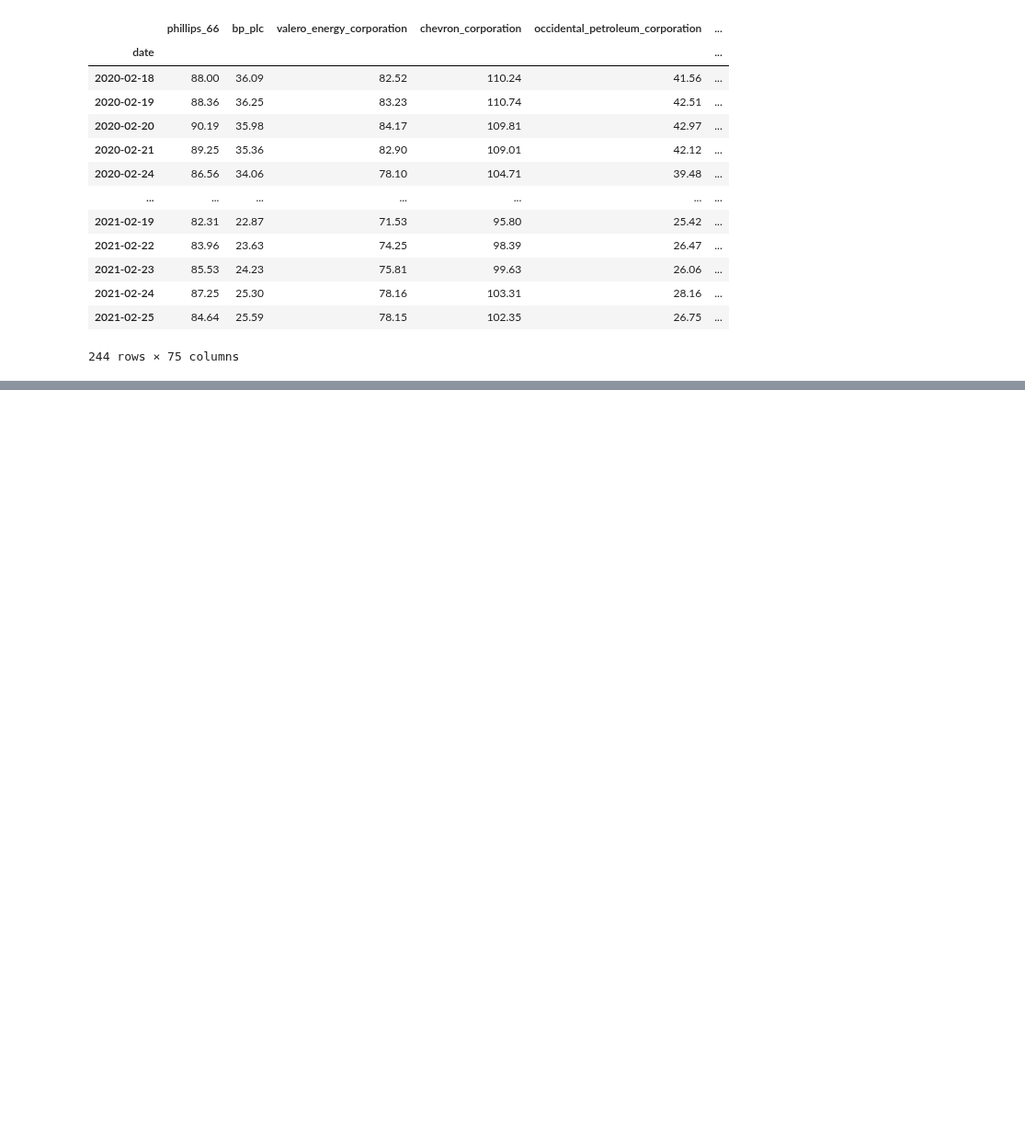
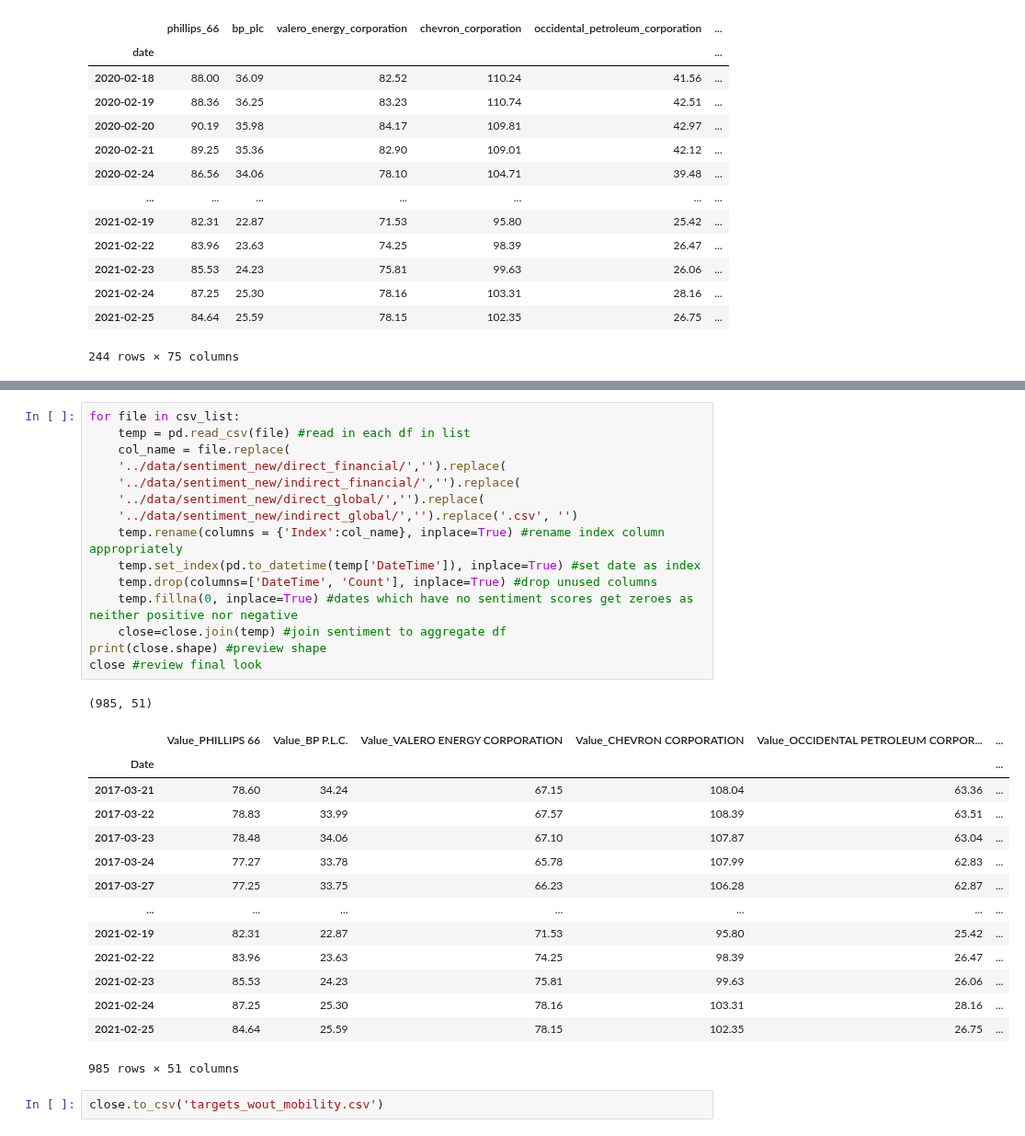
Before and after one commit to griffinwt/Hackathon_March2021, a Jupyter notebook: will_notebooks/final_join.ipynb, the cells around one changed output, grey strips where cells are left out. Shown at 92% size. Cells and saved outputs as stored; diff of their text form; blank space fills up the shorter version.

Commit message:
joined pricing without mobility

```diff
--- a/will_notebooks/final_join.ipynb
+++ b/will_notebooks/final_join.ipynb
@@ -233,0 +256,33 @@ new.to_csv('targets_')
+# %%
+for file in csv_list:
+    temp = pd.read_csv(file) #read in each df in list
+    col_name = file.replace(
+    '../data/sentiment_new/direct_financial/','').replace(
+    '../data/sentiment_new/indirect_financial/','').replace(
+    '../data/sentiment_new/direct_global/','').replace(
+    '../data/sentiment_new/indirect_global/','').replace('.csv', '')
+    temp.rename(columns = {'Index':col_name}, inplace=True) #rename index column appropriately
+    temp.set_index(pd.to_datetime(temp['DateTime']), inplace=True) #set date as index
+    temp.drop(columns=['DateTime', 'Count'], inplace=True) #drop unused columns
+    temp.fillna(0, inplace=True) #dates which have no sentiment scores get zeroes as neither positive nor negative
+    close=close.join(temp) #join sentiment to aggregate df
+print(close.shape) #preview shape
+close #review final look
+# %% [output]
+(985, 51)
+|  | Value_PHILLIPS 66 | Value_BP P.L.C. | Value_VALERO ENERGY CORPORATION | Value_CHEVRON CORPORATION | Value_OCCIDENTAL PETROLEUM CORPOR... | ... |
+| Date |  |  |  |  |  | ... |
+| 2017-03-21 | 78.60 | 34.24 | 67.15 | 108.04 | 63.36 | ... |
+| 2017-03-22 | 78.83 | 33.99 | 67.57 | 108.39 | 63.51 | ... |
+| 2017-03-23 | 78.48 | 34.06 | 67.10 | 107.87 | 63.04 | ... |
+| 2017-03-24 | 77.27 | 33.78 | 65.78 | 107.99 | 62.83 | ... |
+| 2017-03-27 | 77.25 | 33.75 | 66.23 | 106.28 | 62.87 | ... |
+| ... | ... | ... | ... | ... | ... | ... |
+| 2021-02-19 | 82.31 | 22.87 | 71.53 | 95.80 | 25.42 | ... |
+| 2021-02-22 | 83.96 | 23.63 | 74.25 | 98.39 | 26.47 | ... |
+| 2021-02-23 | 85.53 | 24.23 | 75.81 | 99.63 | 26.06 | ... |
+| 2021-02-24 | 87.25 | 25.30 | 78.16 | 103.31 | 28.16 | ... |
+| 2021-02-25 | 84.64 | 25.59 | 78.15 | 102.35 | 26.75 | ... |
+985 rows × 51 columns
+# %%
+close.to_csv('targets_wout_mobility.csv')
```
Also changed, not shown: parts of 4 cells of this notebook, 1 other file.
